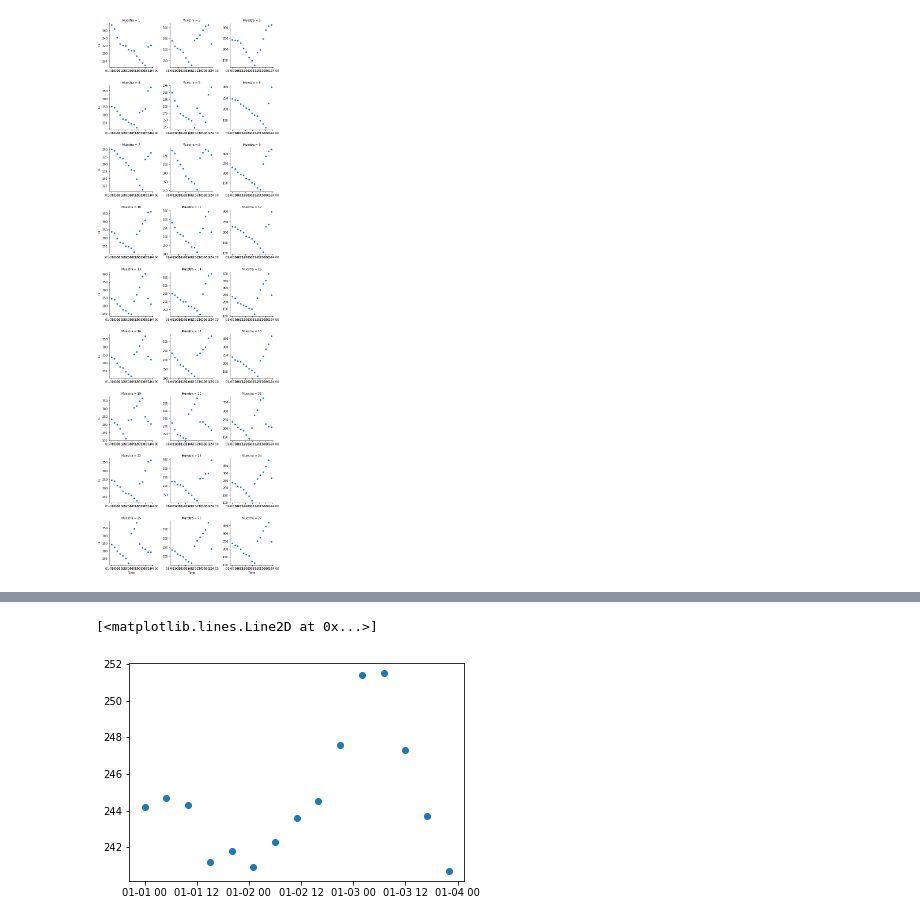
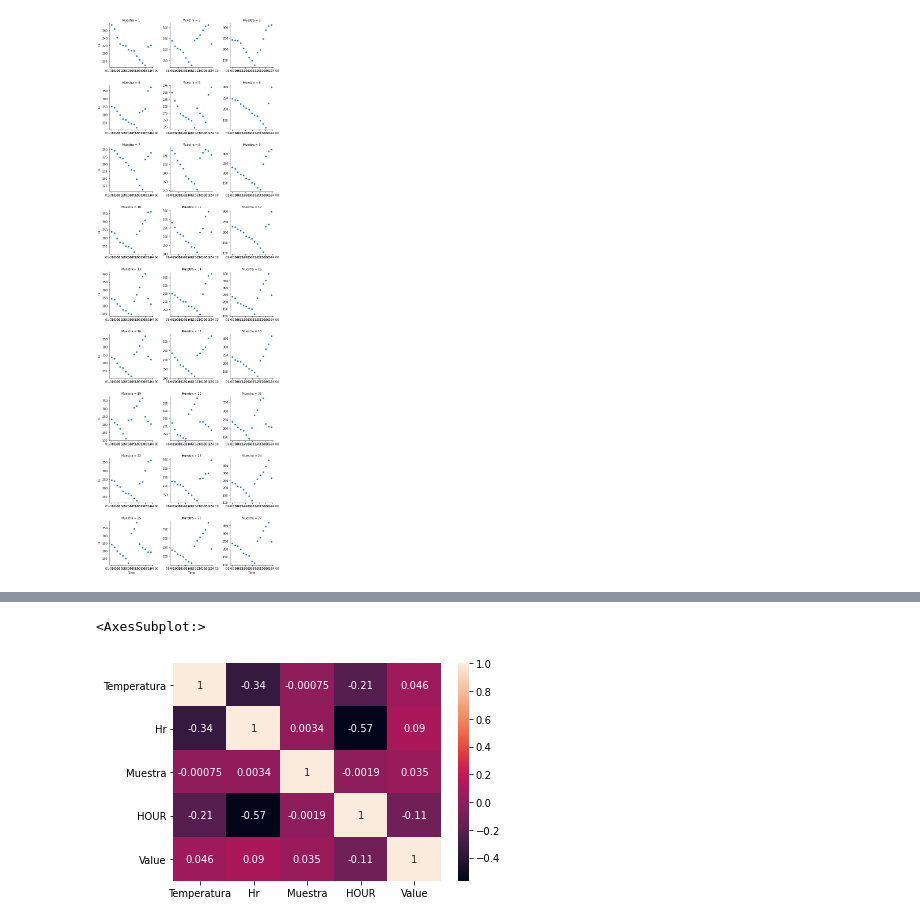
Before and after one commit to andreapy/Quinua, a Jupyter notebook: ICC.ipynb, the cells around one changed output, grey strips where cells are left out. Saved outputs shown, nothing was run; the diff lists cells and outputs as text; code cells hidden in the pictures.

```diff
--- a/ICC.ipynb
+++ b/ICC.ipynb
@@ -118,3 +250,7 @@ melted_df = pd.melt(df, id_vars="UV", value_vars=["T1", "T9"], var_name="Clase",
+# %%
+# Combine 'Clase' and 'UV' into a single column
+#df['Time'] = df['DIA'].astype(str) + ' ' + pd.to_datetime(df['H'], format='%H:%M:%S').dt.strftime('%H:%M:%S')
+melted_df['Measurement']= melted_df['Material'] +'_'+melted_df['UV'].str.replace(' nm', '')
 # %%
 # Create a combined boxplot
 plt.figure(figsize=(10, 6))
@@ -135,0 +294,27 @@ sns.histplot(data=df, x="T9", hue="UV")
+# %%
+import datetime
+
+# Mapping of times to labels
+time_labels = {
+    '1900-01-01 00:00:00': '$T_0$',
+    '1900-01-01 05:00:00': '$T_1$',
+    '1900-01-01 10:00:00': '$T_2$',
+    '1900-01-01 15:00:00': '$T_3$',
+    '1900-01-01 20:00:00': '$T_4$',
+    '1900-01-02 01:00:00': '$T_5$',
+    '1900-01-02 06:00:00': '$T_6$',
+    '1900-01-02 11:00:00': '$T_7$',
+    '1900-01-02 16:00:00': '$T_8$',
+    '1900-01-02 21:00:00': '$T_9$',
+    '1900-01-03 02:00:00': '$T_{10}$',
+    '1900-01-03 07:00:00': '$T_{11}$',
+    '1900-01-03 12:00:00': '$T_{12}$',
+    '1900-01-03 17:00:00': '$T_{13}$',
+    '1900-01-03 22:00:00': '$T_{14}$'
+}
+
+
+# Convert 'H' column values to strings
+melted_df['Time'] = melted_df['Time'].astype(str)
+
+melted_df['Time']
@@ -135,0 +334,5 @@ sns.histplot(data=df, x="T9", hue="UV")
+# %%
+# Create a new column with labels
+melted_df['Time_Label'] = melted_df['Time'].map(time_labels)
+
+melted_df.head()
@@ -135,0 +346,4 @@ sns.histplot(data=df, x="T9", hue="UV")
+# %%
+#melted_df =
+melted_df.drop(melted_df[melted_df['Value']>546.3].index, inplace=True)
+melted_df.drop(melted_df[(melted_df['UV']=='395 nm')& (melted_df['Value']>400)].index, inplace=True)
@@ -187,7 +470,5 @@ plt.show()
 # %%
-filtered= df[(df['UV']=='395 nm')&(df['Muestra']==1)]
-
-plt.plot(filtered["Time"], filtered["T1"], 'o')
+sns.heatmap(melted_df.corr(), annot=True)
 # %% [output]
-[<matplotlib.lines.Line2D at 0x...>]
+<AxesSubplot:>
-[figure, old version]
+[figure, new version]
```
Also changed, not shown: parts of 28 cells of this notebook, 1 other file.
